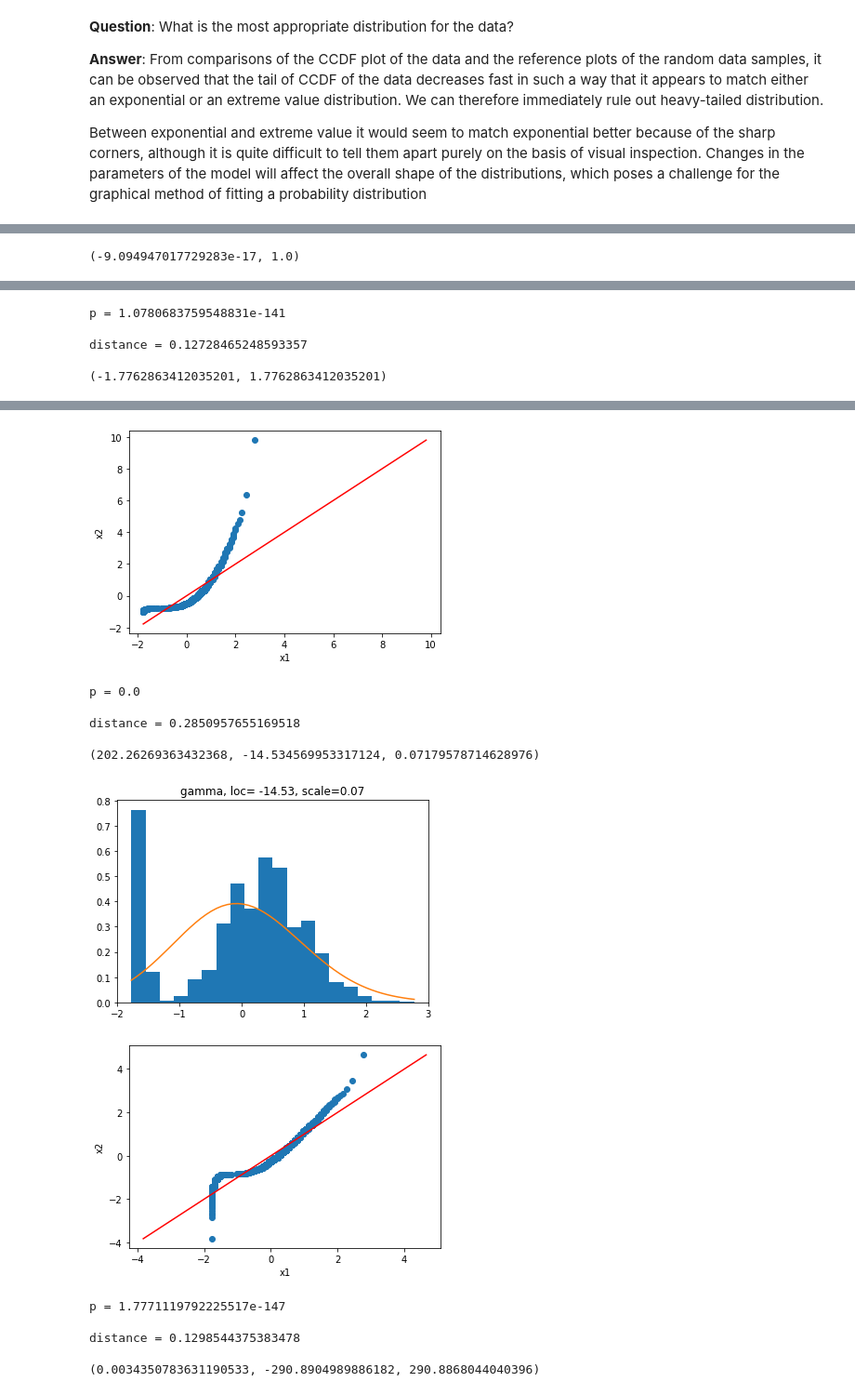
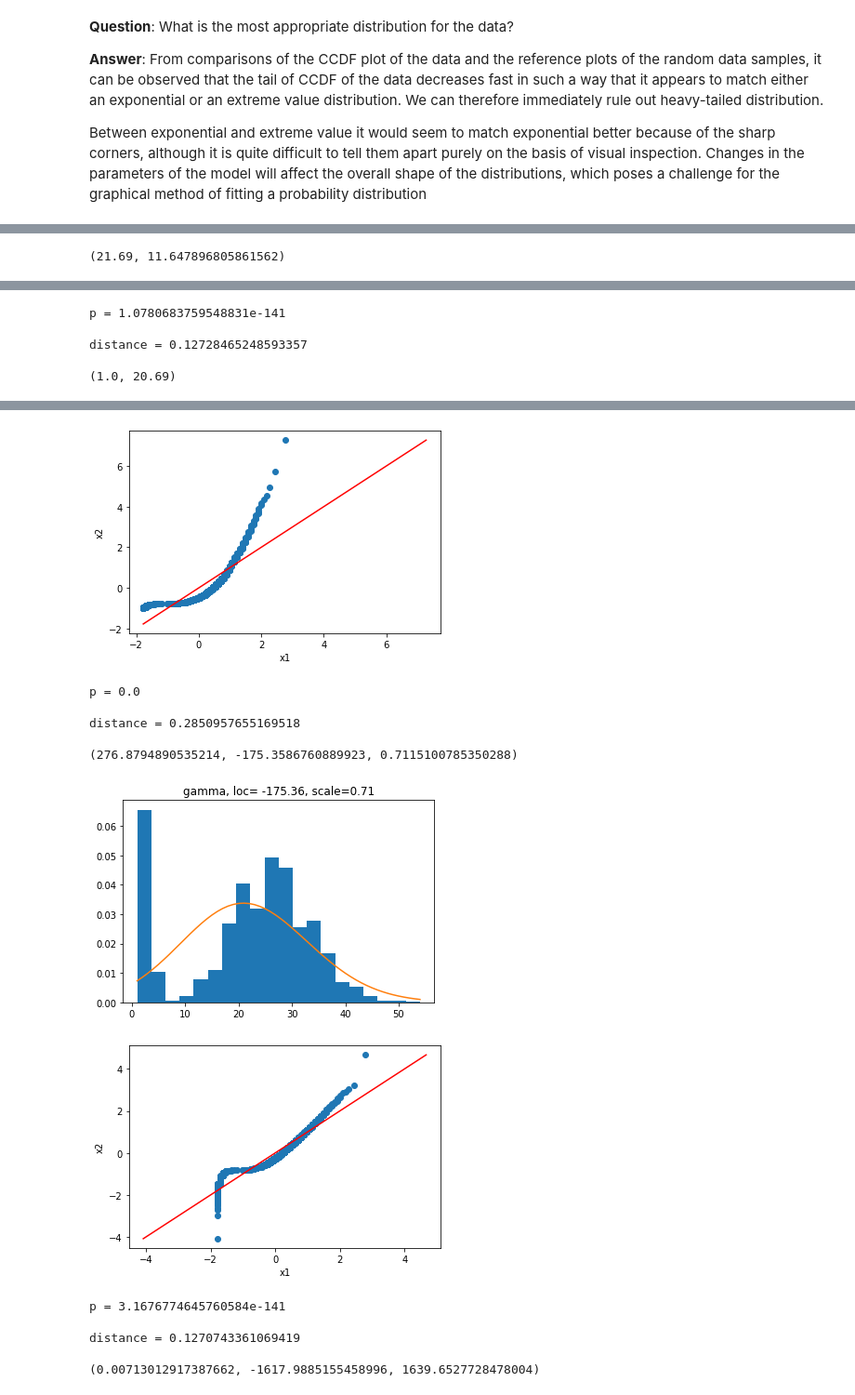
Before and after one commit to crgraham/Tweet-time-series-analysis, a Jupyter notebook: Fitting_probability_distribution_to_data.ipynb, the cells around one changed output, grey strips where cells are left out. Shown at 93% size. Drawn from its saved outputs; the diff is of its cells as text; code cells hidden in the pictures.

```diff
--- a/Fitting_probability_distribution_to_data.ipynb
+++ b/Fitting_probability_distribution_to_data.ipynb
@@ -243,7 +241,7 @@ def pyqqplot(data1, data2):
     plt.show()
 
 #tweet data
-x = data
+x = tweet_data1
 
 # We use Scipy to create a dist_name_list so that all selected distrbutions are presented together
 dist_name_list = ['norm', 'expon', 'gamma','lognorm']
@@ -266,4 +264,4 @@ for dist_name in dist_name_list:
   print('p =', p, '\n')
   print('distance =', aa, '\n')
 # %% [output]
-(-9.094947017729283e-17, 1.0)
+(21.69, 11.647896805861562)
@@ -273,4 +271,4 @@ p = 1.0780683759548831e-141
 
 distance = 0.12728465248593357
 
-(-1.7762863412035201, 1.7762863412035201)
+(1.0, 20.69)
@@ -278,13 +276,13 @@ distance = 0.12728465248593357
-[figure, old version]
+[figure, new version]
 p = 0.0
 
 distance = 0.2850957655169518
 
-(202.26269363432368, -14.534569953317124, 0.07179578714628976)
+(276.8794890535214, -175.3586760889923, 0.7115100785350288)
-[figure, old version]
+[figure, new version]
-[figure, old version]
+[figure, new version]
-p = 1.7771119792225517e-147
+p = 3.1676774645760584e-141
 
-distance = 0.1298544375383478
+distance = 0.1270743361069419
 
-(0.0034350783631190533, -290.8904989886182, 290.8868044040396)
+(0.00713012917387662, -1617.9885155458996, 1639.6527728478004)
```
Also changed, not shown: parts of 5 cells of this notebook.
